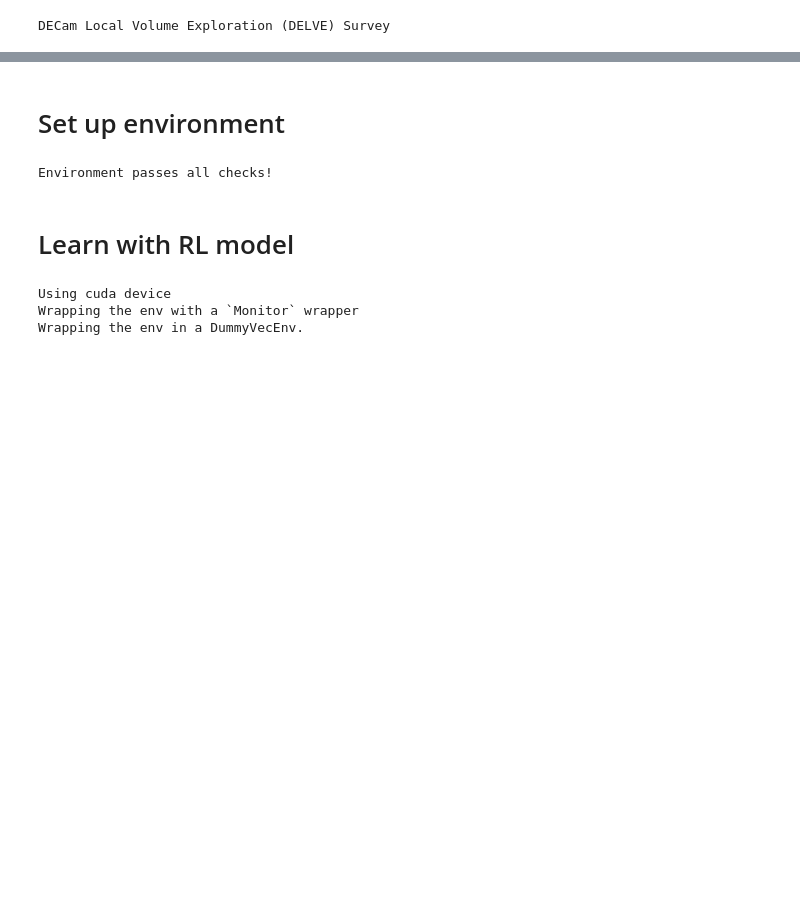
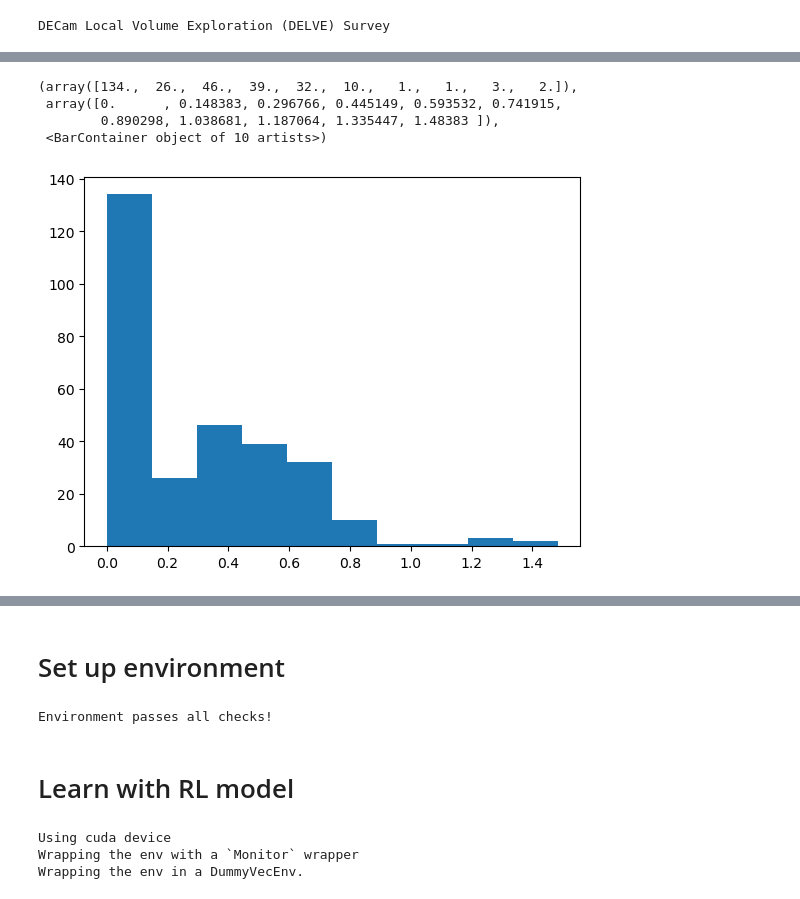
Before and after one commit to rachelhur/survey-ops, a Jupyter notebook: simple_model/notebooks/custom_env_testing_decam_data.ipynb, the cells around one changed output, grey strips where cells are left out. Saved outputs shown, nothing was run; the diff lists cells and outputs as text; code cells hidden in the pictures; blank space fills up the shorter version.

```diff
--- a/simple_model/notebooks/custom_env_testing_decam_data.ipynb
+++ b/simple_model/notebooks/custom_env_testing_decam_data.ipynb
@@ -111,0 +103,8 @@ np.count_nonzero(mask)
+# %%
+plt.hist(data['teff'])
+# %% [output]
+(array([134.,  26.,  46.,  39.,  32.,  10.,   1.,   1.,   3.,   2.]),
+ array([0.      , 0.148383, 0.296766, 0.445149, 0.593532, 0.741915,
+        0.890298, 1.038681, 1.187064, 1.335447, 1.48383 ]),
+ <BarContainer object of 10 artists>)
+[figure, added]
```
Also changed, not shown: parts of 12 cells of this notebook.
